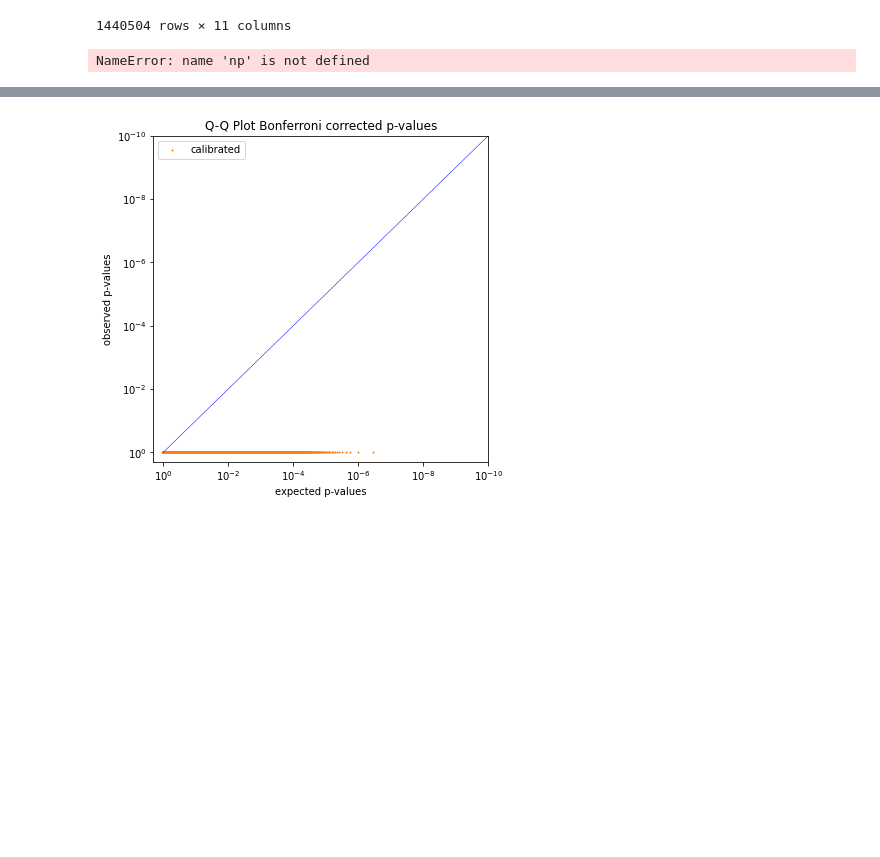
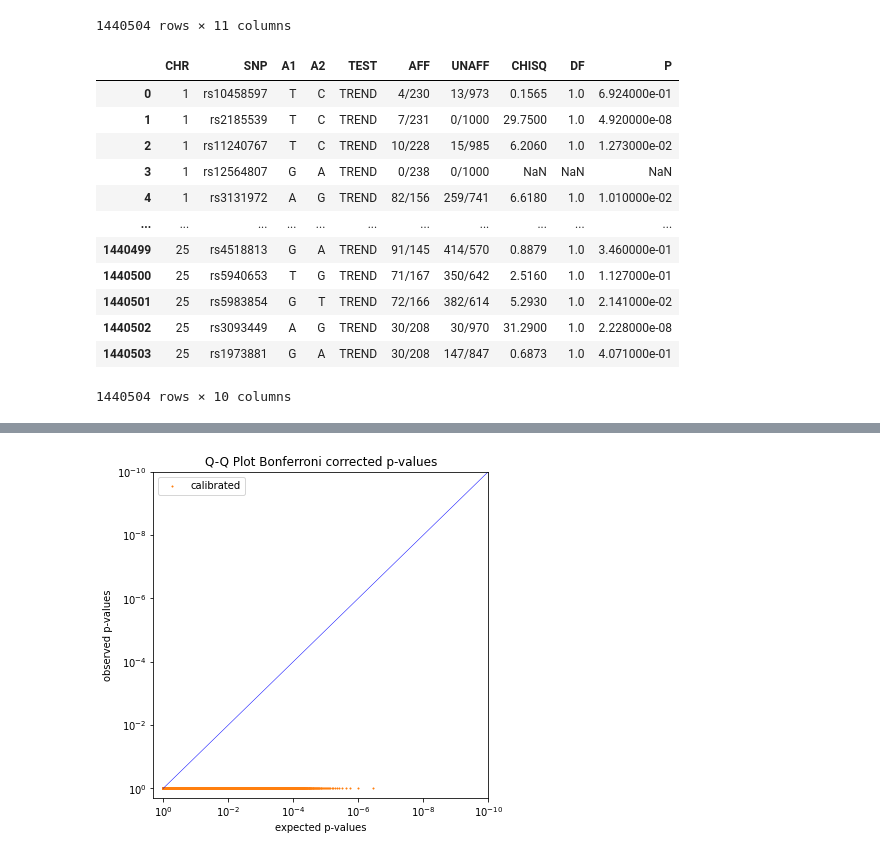
Before and after one commit to mdittschar/MDS, a Jupyter notebook: MDS-Assignment01.ipynb, the cells around one changed output, grey strips where cells are left out. Saved outputs shown, nothing was run; the diff lists cells and outputs as text; code cells hidden in the pictures; blank space fills up the shorter version.

```diff
--- a/MDS-Assignment01.ipynb
+++ b/MDS-Assignment01.ipynb
@@ -26,7 +26,18 @@ import scipy
 from scipy import stats
 # %%
 model= pd.read_table('plink_model.txt', sep="\s+")
-
-lamb = np.median(model['CHISQ'])/scipy.stats.chi2.ppf(0.5,1)
+model
 # %% [output]
+|  | CHR | SNP | A1 | A2 | TEST | AFF | UNAFF | CHISQ | DF | P |
+| 0 | 1 | rs10458597 | T | C | TREND | 4/230 | 13/973 | 0.1565 | 1.0 | 6.924000e-01 |
+| 1 | 1 | rs2185539 | T | C | TREND | 7/231 | 0/1000 | 29.7500 | 1.0 | 4.920000e-08 |
+| 2 | 1 | rs11240767 | T | C | TREND | 10/228 | 15/985 | 6.2060 | 1.0 | 1.273000e-02 |
+| 3 | 1 | rs12564807 | G | A | TREND | 0/238 | 0/1000 | NaN | NaN | NaN |
+| 4 | 1 | rs3131972 | A | G | TREND | 82/156 | 259/741 | 6.6180 | 1.0 | 1.010000e-02 |
+| ... | ... | ... | ... | ... | ... | ... | ... | ... | ... | ... |
+| 1440499 | 25 | rs4518813 | G | A | TREND | 91/145 | 414/570 | 0.8879 | 1.0 | 3.460000e-01 |
+| 1440500 | 25 | rs5940653 | T | G | TREND | 71/167 | 350/642 | 2.5160 | 1.0 | 1.127000e-01 |
+| 1440501 | 25 | rs5983854 | G | T | TREND | 72/166 | 382/614 | 5.2930 | 1.0 | 2.141000e-02 |
+| 1440502 | 25 | rs3093449 | A | G | TREND | 30/208 | 30/970 | 31.2900 | 1.0 | 2.228000e-08 |
+| 1440503 | 25 | rs1973881 | G | A | TREND | 30/208 | 147/847 | 0.6873 | 1.0 | 4.071000e-01 |
-NameError: name 'np' is not defined
+1440504 rows × 10 columns
```
Also changed, not shown: parts of 9 cells of this notebook, 3 other files.
